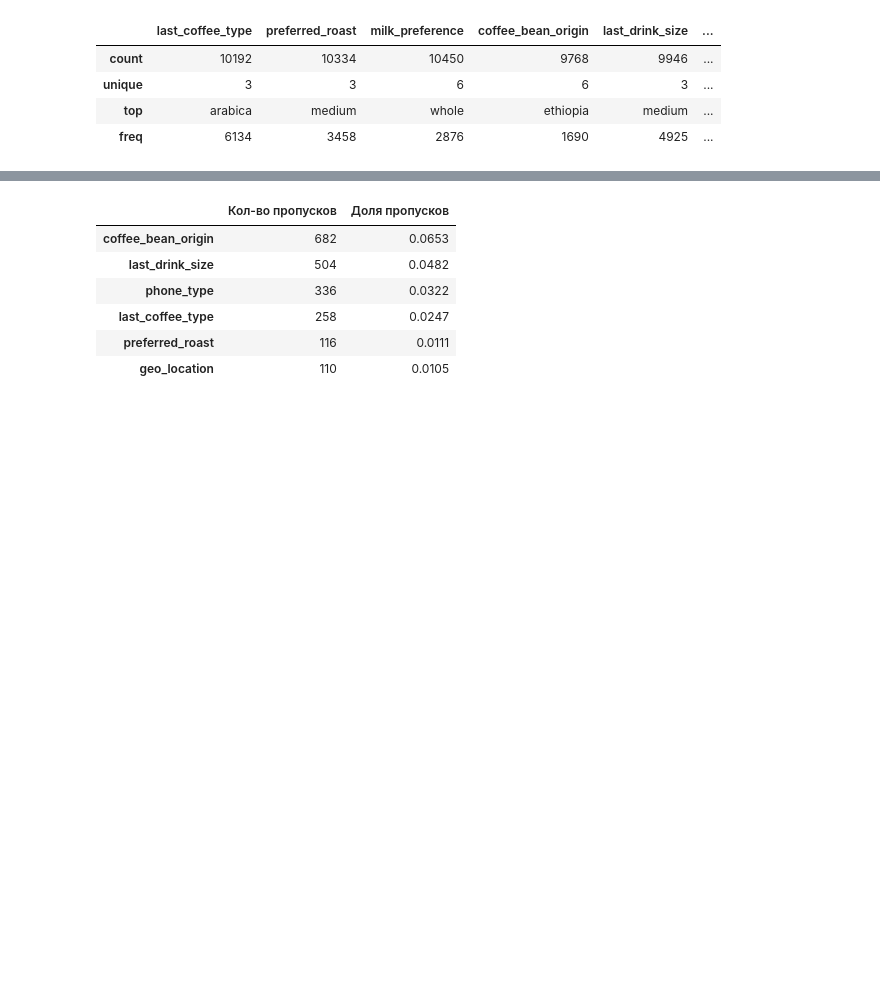
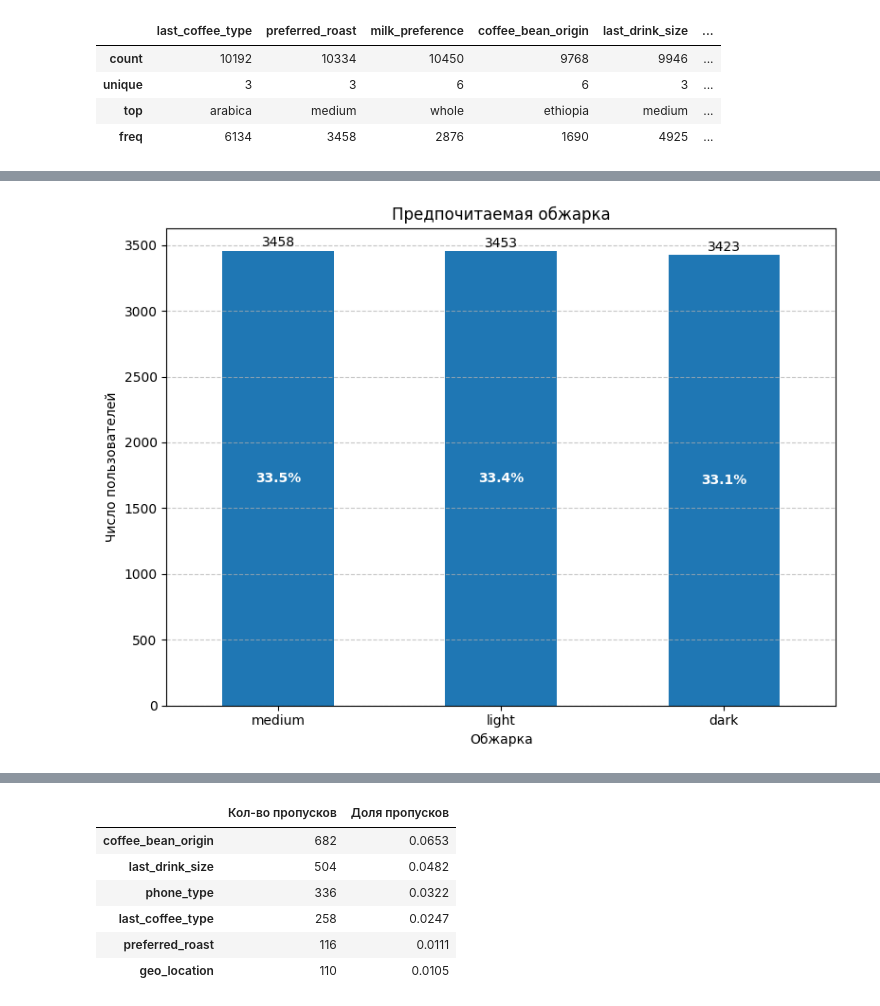
Before and after one commit to TemaQDX/project_happy_coffe_beans, a Jupyter notebook: happy_coffee_beans_project_sprint_11_Artem_Burov.ipynb, the cells around one changed output, grey strips where cells are left out. Saved outputs shown, nothing was run; the diff lists cells and outputs as text; code cells hidden in the pictures; blank space fills up the shorter version.

```diff
--- a/happy_coffee_beans_project_sprint_11_Artem_Burov.ipynb
+++ b/happy_coffee_beans_project_sprint_11_Artem_Burov.ipynb
@@ -665,0 +711,11 @@ df_processed[cat_features].describe()
+# %%
+plot_bar_chart(
+    df_processed['preferred_roast'],
+    xlabel='Обжарка',
+    ylabel='Число пользователей',
+    title='Предпочитаемая обжарка',
+    figsize=(8, 6)
+
+)
+# %% [output]
+[figure, added]
```
Also changed, not shown: parts of 21 cells of this notebook.
